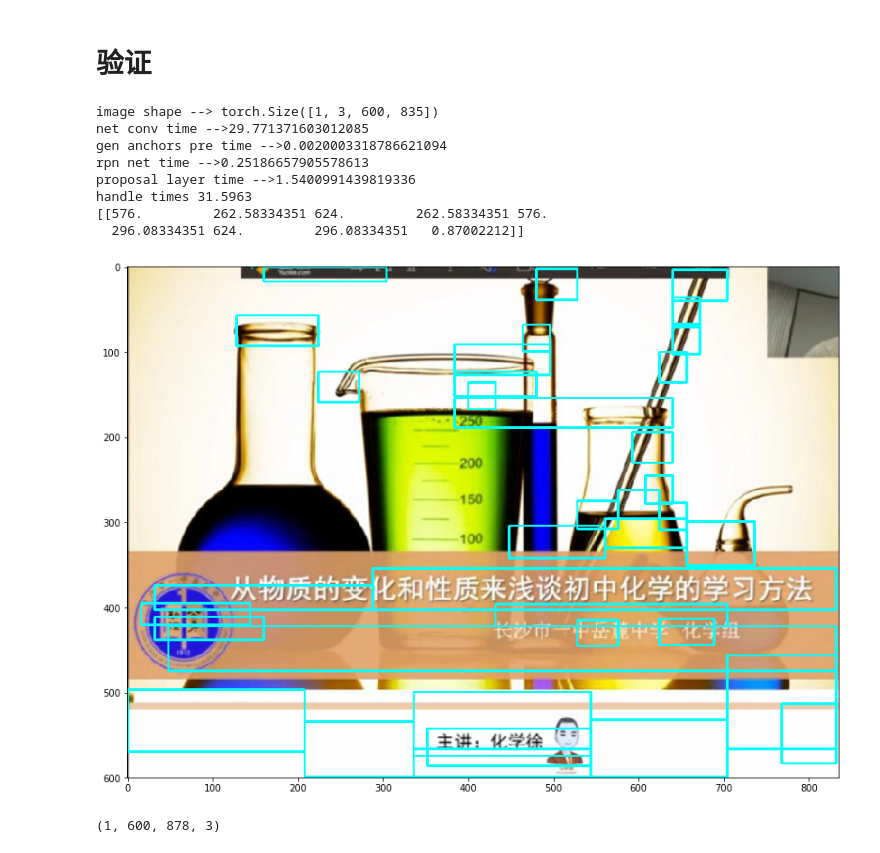
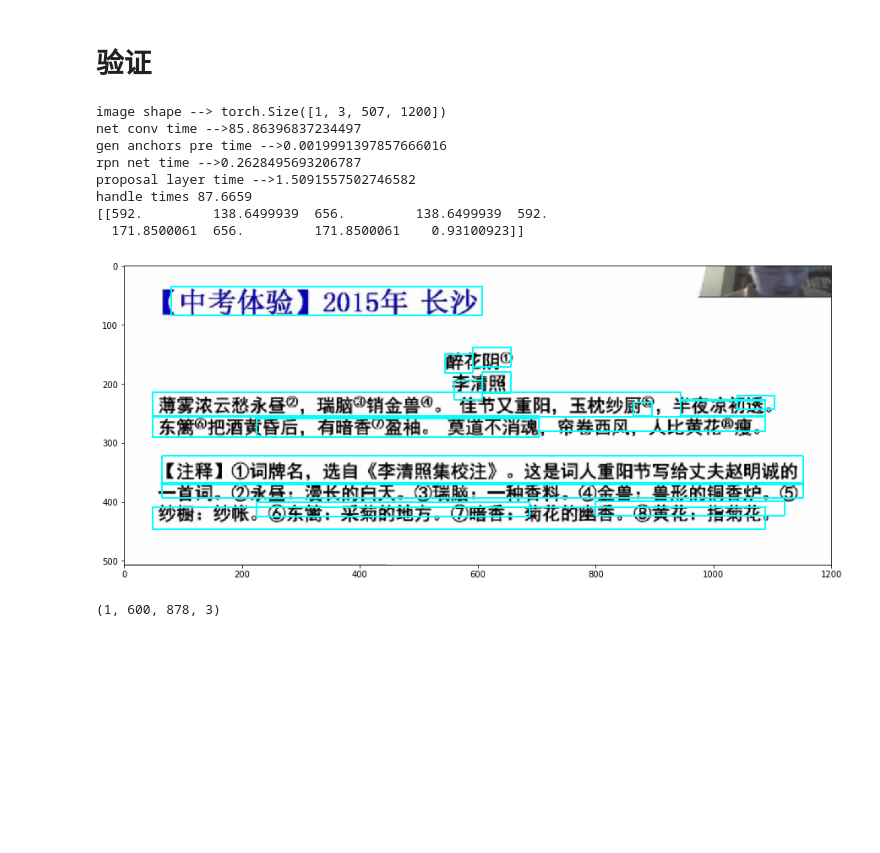
Before and after one commit to hecongziyu/myproject, a Jupyter notebook: object detect/text detect.ipynb, the cells around one changed output. Drawn from its saved outputs; the diff is of its cells as text; code cells hidden in the pictures; blank space fills up the shorter version.

```diff
--- a/object detect/text detect.ipynb
+++ b/object detect/text detect.ipynb
@@ -371,19 +371,19 @@ for step in range(EPCHO):
 #     print('gen anchors size -->{}'.format(length))
 
     anchors = torch.from_numpy(anchors)
-#     rpn = F.relu(net.rpn_net(net_conv))  # ( N , C, H, W）
-    rpn = net.rpn_net(net_conv)
+    rpn = F.relu(net.rpn_net(net_conv))  # ( N , C, H, W）
+#     rpn = net.rpn_net(net_conv)
     # ( N , C, H, W）  --》 （N * H, W, C)
     rpn_reshape = rpn.permute(0,2,3,1).squeeze(0)
 
     # 双向LSTM网络   -->  (N*H, W, C)
     rpn_blstm,_ = net.rpn_bi_net(rpn_reshape)
-    rpn_blstm = F.relu(rpn_blstm)  # 注意另外可以考虑采用batch normal方法对数据进行整理
+#     rpn_blstm = F.relu(rpn_blstm)  # 注意另外可以考虑采用batch normal方法对数据进行整理
 
     # test detect 采用随机生成 偏移变量数组和得分初始化数组
     # 与rpn_blsm[N*H*W,C]矩阵相乘方式得到其偏移和分类得分 [N,H,W,4*num anchor或2]
     # 这里暂时用lstm 来代替，后面需改成上述方案实现
-    rpn_blstm_reshape = rpn_blstm.view(-1, RPN_CHANNELS)
+    rpn_blstm_reshape = rpn_blstm.contiguous().view(-1, RPN_CHANNELS)
     rpn_cls_score = net.rpn_cls_score_net(rpn_blstm)   # [W H, num_anchors*2], num_anchors = 5
     rpn_cls_score = rpn_cls_score.view(rpn_blstm.size()[0], rpn_blstm.size()[1],-1)
 #     print('rpn cls score size {}'.format(rpn_cls_score.size()))
@@ -598,7 +598,8 @@ def validNet(image_s,im_info):
 
 
     anchors = torch.from_numpy(anchors)
-    rpn = F.relu(net.rpn_net(net_conv))  # ( N , C, H, W）
+#     rpn = F.relu(net.rpn_net(net_conv))  # ( N , C, H, W）
+    rpn = net.rpn_net(net_conv)
     print('rpn net time -->{}'.format(time.time()-start_time))
     start_time = time.time()
 
@@ -655,43 +656,43 @@ def showValidNet(image,im_info):
     print('handle times {:.4f}'.format((time.time() - start_time)))
     plt.rcParams['figure.figsize'] = 15, 10
     boxes = blob.data.numpy()[:,1:5]
     boxes = boxes.astype(np.int)
     score = scores.data.numpy()
     score = score.reshape(score.shape[0])
     image_new = image_src.reshape(image_src.shape[1],image_src.shape[2], image_src.shape[3])
 
     dets = np.hstack((boxes, score[:, np.newaxis])).astype(np.float32)
 #     print('dets --> \n {}'.format(dets))
     keep = nms.nms(dets, 0.3)
     dets = dets[keep,:]
 
     line = connect_proposal(dets[:, 0:4], dets[:, 4], image_new.shape)
 #     line = line.astype(int)
 #     print(line)
     # image_new = image_src.reshape(image_src.shape[1],image_src.shape[2], image_src.shape[3])
     print(line[0:1])
     save_results('newimg.jpg',image_orig, line, 0.7)
     return rpn_cls_prob, rpn_bbox_pred, rpn_cls_score,rpn_cls_prob_reshape,boxes,score, line,dets,image_new
 
 # img_path = '/home/hecong/temp/data/txtdect/img/2.jpg'
-img_path = 'd:\\4.jpg'
+img_path = 'd:\\8.jpg'
 image = cv2.imread(img_path,cv2.IMREAD_COLOR)
 im_info = [image.shape[0],image.shape[1],1]
 
 rpn_cls_prob, rpn_bbox_pred, rpn_cls_score,rpn_cls_prob_reshape,boxes,score, line,dets,image_new  =  showValidNet(image,im_info)
 
 # testConnectProposal()
 # showValidNet(image,im_info)
 # %% [output]
-image shape --> torch.Size([1, 3, 600, 835])
-net conv time -->29.771371603012085
-gen anchors pre time -->0.0020003318786621094
-rpn net time -->0.25186657905578613
-proposal layer time -->1.5400991439819336
-handle times 31.5963
-[[576.         262.58334351 624.         262.58334351 576.
-  296.08334351 624.         296.08334351   0.87002212]]
+image shape --> torch.Size([1, 3, 507, 1200])
+net conv time -->85.86396837234497
+gen anchors pre time -->0.0019991397857666016
+rpn net time -->0.2628495693206787
+proposal layer time -->1.5091557502746582
+handle times 87.6659
+[[592.         138.6499939  656.         138.6499939  592.
+  171.8500061  656.         171.8500061    0.93100923]]
-[figure, old version]
+[figure, new version]
 # %%
 PIXEL_MEANS = np.array([[[102.9801, 115.9465, 122.7717]]])
 image = cv2.imread('d:\\2.jpg',cv2.IMREAD_COLOR)
```
Also changed, not shown: parts of 1 cell of this notebook, 5 other files.
